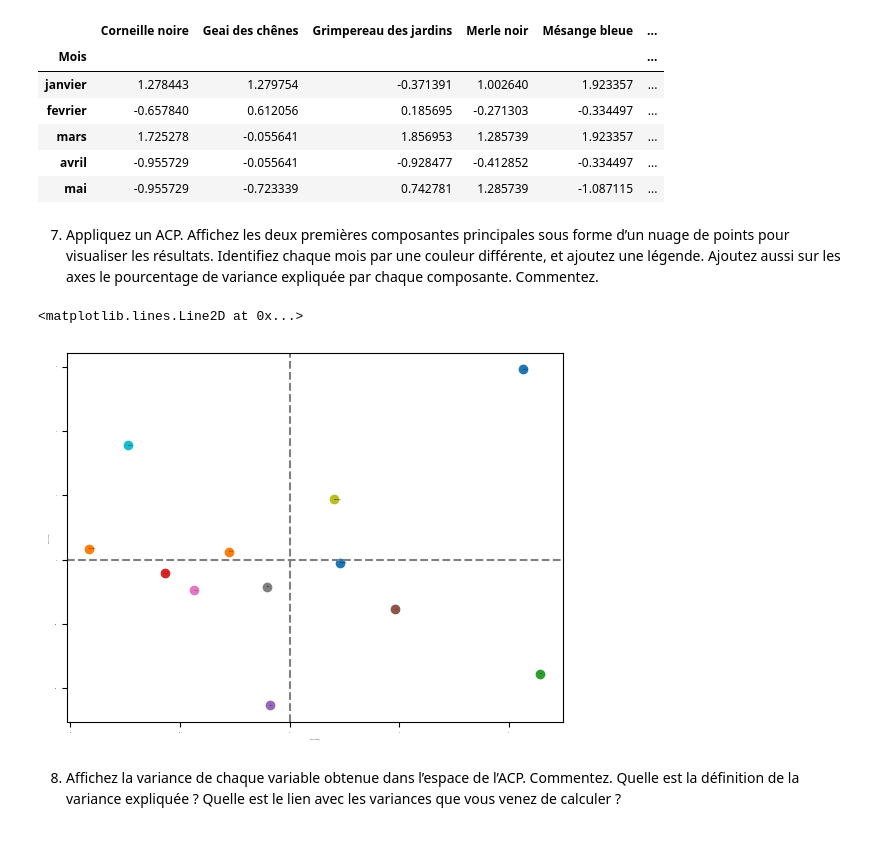
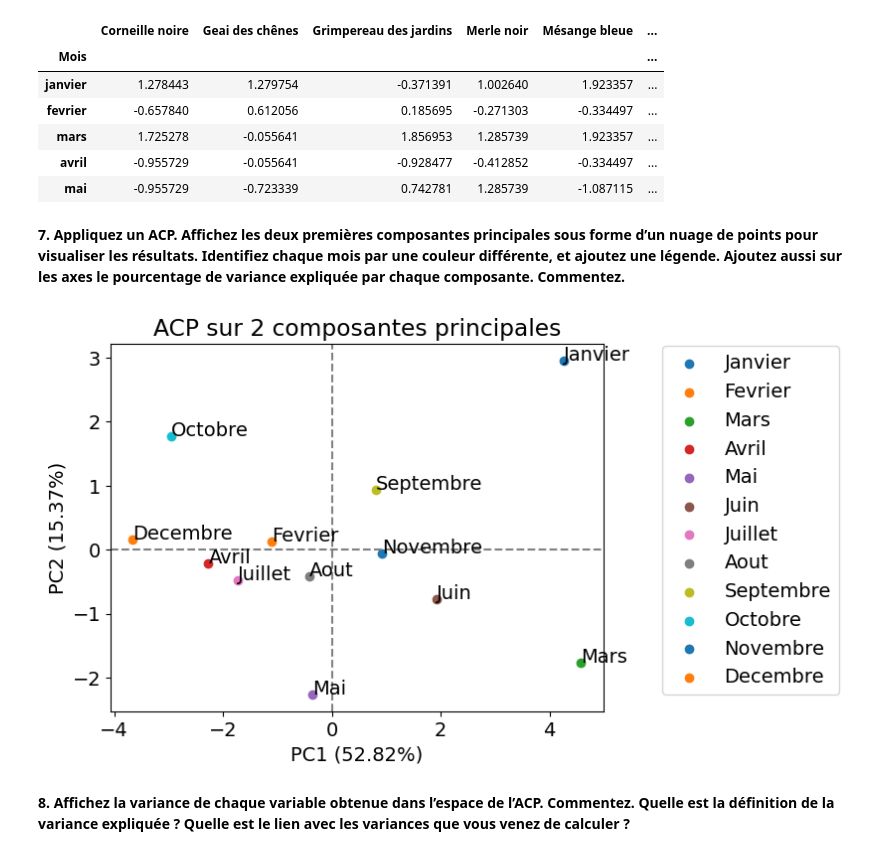
Before and after one commit to Sofiane-Sif/birdspecies, a Jupyter notebook: ACP.ipynb, the cells around one changed output. Drawn from its saved outputs; the diff is of its cells as text; code cells hidden in the pictures.

```diff
--- a/ACP.ipynb
+++ b/ACP.ipynb
@@ -5,4 +5,9 @@ import pandas as pd
 from sklearn.preprocessing import StandardScaler
 from sklearn.decomposition import PCA
 import pca as pca_alt
+from mlxtend.plotting import plot_pca_correlation_graph
+from matplotlib import cm
+
+
+plt.rcParams['font.size'] = 14
 # %%
@@ -33,38 +37,37 @@ data.head()
 | avril | -0.955729 | -0.055641 | -0.928477 | -0.412852 | -0.334497 | ... |
 | mai | -0.955729 | -0.723339 | 0.742781 | 1.285739 | -1.087115 | ... |
 # %% [markdown]
-7. Appliquez un ACP. Affichez les deux premières composantes principales sous forme
+**7. Appliquez un ACP. Affichez les deux premières composantes principales sous forme
 d’un nuage de points pour visualiser les résultats. Identifiez chaque mois par une
 couleur différente, et ajoutez une légende. Ajoutez aussi sur les axes le pourcentage
-de variance expliquée par chaque composante. Commentez.
+de variance expliquée par chaque composante. Commentez.**
 # %%
-# Perform PCA on the standardized data
 pca = PCA(n_components=2)
 principal_components = pca.fit_transform(data)
 
-# Plot the principal components with different colors for each month
 fig, ax = plt.subplots()
 
 labels = ['Janvier', 'Fevrier', 'Mars', 'Avril', 'Mai', 'Juin', 'Juillet', 'Aout', 'Septembre', 'Octobre', 'Novembre', 'Decembre']
 
 for i, label in enumerate(labels):
     ax.scatter(principal_components[i, 0], principal_components[i, 1], label=label)
     ax.annotate(label, (principal_components[i, 0], principal_components[i, 1]))
 
-# Add the percentage of variance explained by each component on the axes
 variance_exp = pca.explained_variance_ratio_
 ax.set_xlabel(f'PC1 ({variance_exp[0]*100:.2f}%)')
 ax.set_ylabel(f'PC2 ({variance_exp[1]*100:.2f}%)')
 
 ax.axhline(0, color='gray', linestyle='--')
 ax.axvline(0, color='gray', linestyle='--')
+ax.legend(bbox_to_anchor=(1.1, 1.02), loc='upper left')
+ax.set_title("ACP sur 2 composantes principales")
+plt.show()
 # %% [output]
-<matplotlib.lines.Line2D at 0x...>
-[figure, old version]
+[figure, new version]
 # %% [markdown]
-8. Affichez la variance de chaque variable obtenue dans l’espace de l’ACP. Commentez.
+**8. Affichez la variance de chaque variable obtenue dans l’espace de l’ACP. Commentez.
 Quelle est la définition de la variance expliquée ? Quelle est le lien avec les variances
-que vous venez de calculer ?
+que vous venez de calculer ?**
 # %%
 pca = PCA()
 pca.fit(data)
```
Also changed, not shown: parts of 10 cells of this notebook.
